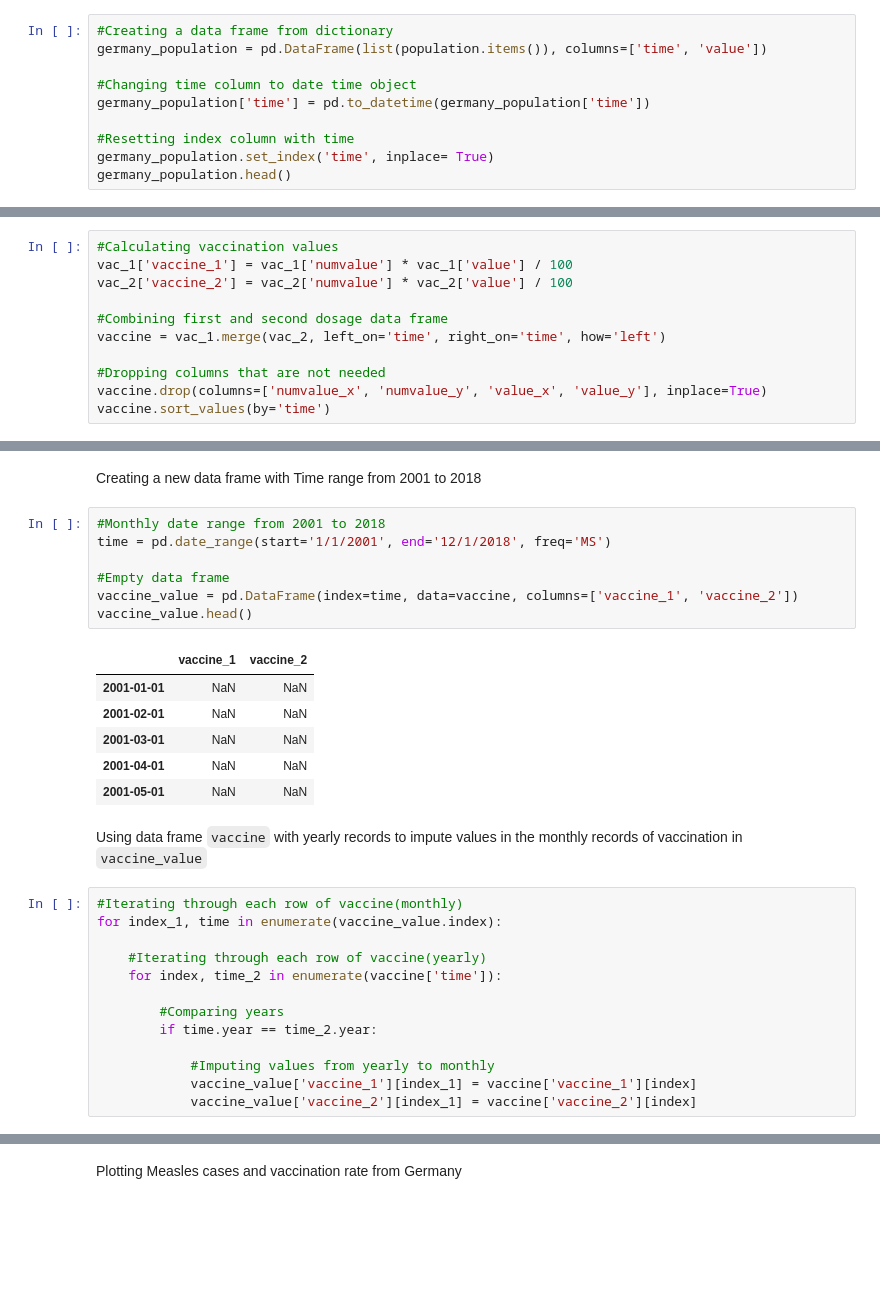
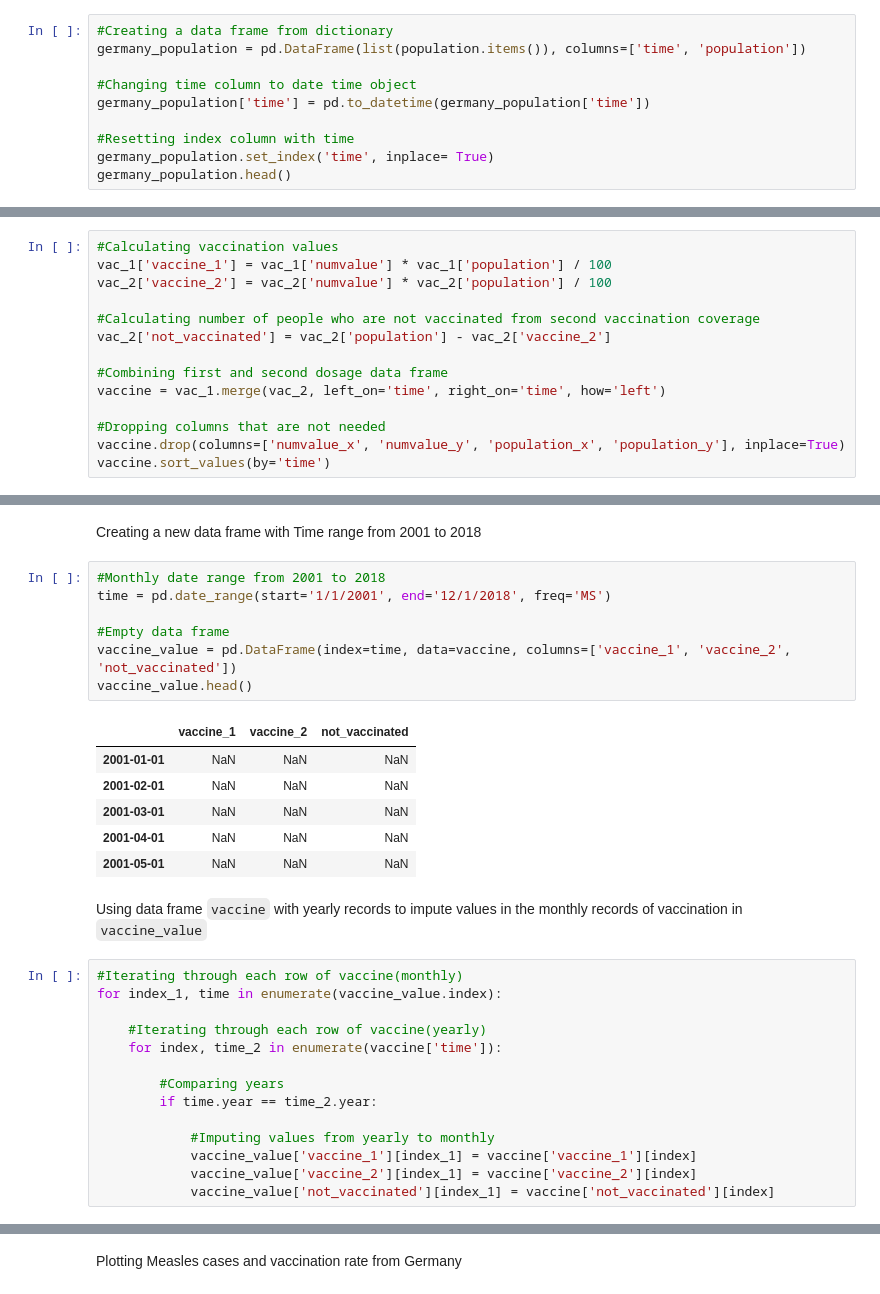
Before and after one commit to Preeya0225/capstone_project, a Jupyter notebook: code/3_modeling.ipynb, the cells around one changed output, grey strips where cells are left out. Cells and saved outputs as stored; diff of their text form; blank space fills up the shorter version.

```diff
--- a/code/3_modeling.ipynb
+++ b/code/3_modeling.ipynb
@@ -185,7 +189,7 @@ population = {'2001': 82349925,
               '2018': 82927922}
 # %%
 #Creating a data frame from dictionary
-germany_population = pd.DataFrame(list(population.items()), columns=['time', 'value'])
+germany_population = pd.DataFrame(list(population.items()), columns=['time', 'population'])
 
 #Changing time column to date time object
 germany_population['time'] = pd.to_datetime(germany_population['time'])
@@ -245,12 +259,15 @@ The amount of vaccinated population in Germany can be calculated by multiplying
 # %%
 #Calculating vaccination values
-vac_1['vaccine_1'] = vac_1['numvalue'] * vac_1['value'] / 100
-vac_2['vaccine_2'] = vac_2['numvalue'] * vac_2['value'] / 100
+vac_1['vaccine_1'] = vac_1['numvalue'] * vac_1['population'] / 100
+vac_2['vaccine_2'] = vac_2['numvalue'] * vac_2['population'] / 100
+
+#Calculating number of people who are not vaccinated from second vaccination coverage
+vac_2['not_vaccinated'] = vac_2['population'] - vac_2['vaccine_2']
 
 #Combining first and second dosage data frame
 vaccine = vac_1.merge(vac_2, left_on='time', right_on='time', how='left')
 
 #Dropping columns that are not needed
-vaccine.drop(columns=['numvalue_x', 'numvalue_y', 'value_x', 'value_y'], inplace=True)
+vaccine.drop(columns=['numvalue_x', 'numvalue_y', 'population_x', 'population_y'], inplace=True)
 vaccine.sort_values(by='time')
 # %% [output]
@@ -284,17 +301,17 @@ Creating a new data frame with Time range from 2001 to 2018
 # %%
 #Monthly date range from 2001 to 2018
 time = pd.date_range(start='1/1/2001', end='12/1/2018', freq='MS')
 
 #Empty data frame
-vaccine_value = pd.DataFrame(index=time, data=vaccine, columns=['vaccine_1', 'vaccine_2'])
+vaccine_value = pd.DataFrame(index=time, data=vaccine, columns=['vaccine_1', 'vaccine_2', 'not_vaccinated'])
 vaccine_value.head()
 # %% [output]
-|  | vaccine_1 | vaccine_2 |
-| 2001-01-01 | NaN | NaN |
-| 2001-02-01 | NaN | NaN |
-| 2001-03-01 | NaN | NaN |
-| 2001-04-01 | NaN | NaN |
-| 2001-05-01 | NaN | NaN |
+|  | vaccine_1 | vaccine_2 | not_vaccinated |
+| 2001-01-01 | NaN | NaN | NaN |
+| 2001-02-01 | NaN | NaN | NaN |
+| 2001-03-01 | NaN | NaN | NaN |
+| 2001-04-01 | NaN | NaN | NaN |
+| 2001-05-01 | NaN | NaN | NaN |
 # %% [markdown]
 Using data frame `vaccine` with yearly records to impute values in the monthly records of vaccination in `vaccine_value`
 # %%
@@ -310,3 +327,4 @@ for index_1, time in enumerate(vaccine_value.index):
             #Imputing values from yearly to monthly
             vaccine_value['vaccine_1'][index_1] = vaccine['vaccine_1'][index]
             vaccine_value['vaccine_2'][index_1] = vaccine['vaccine_2'][index]
+            vaccine_value['not_vaccinated'][index_1] = vaccine['not_vaccinated'][index]
```
Also changed, not shown: parts of 30 cells of this notebook, 28 other files.
